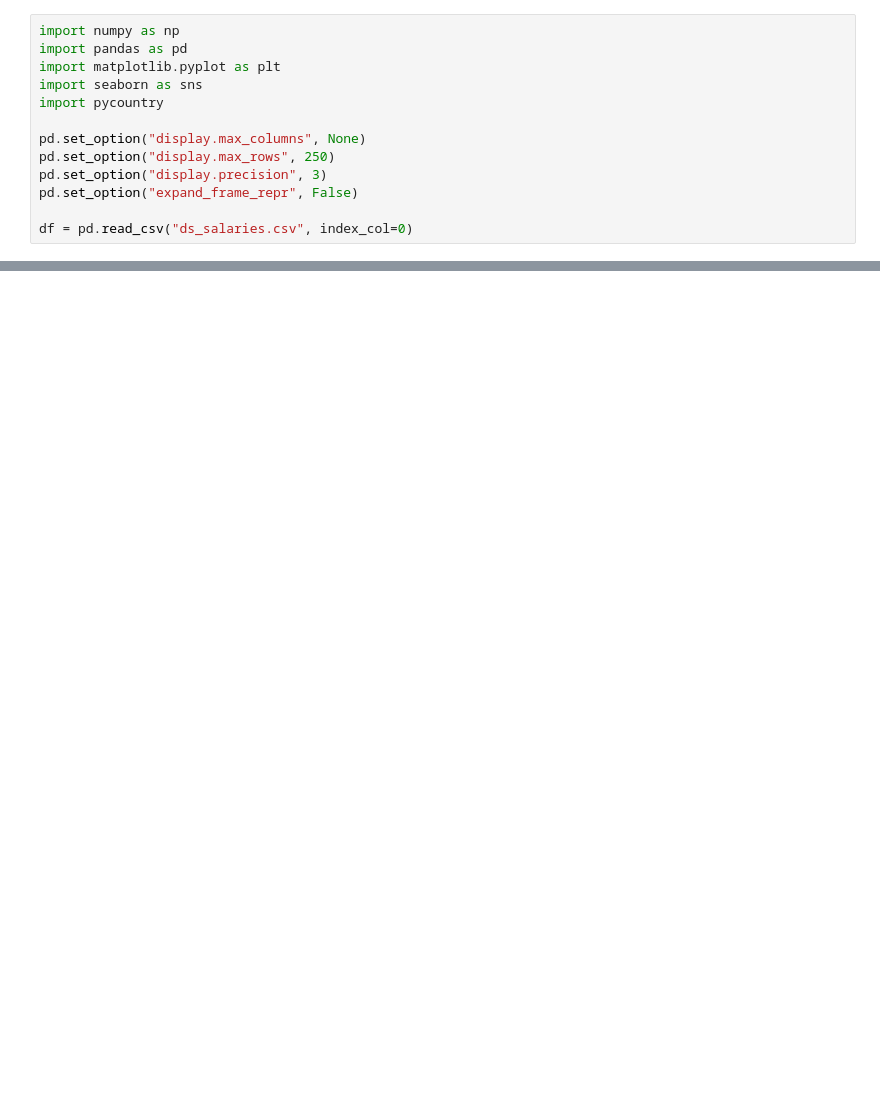
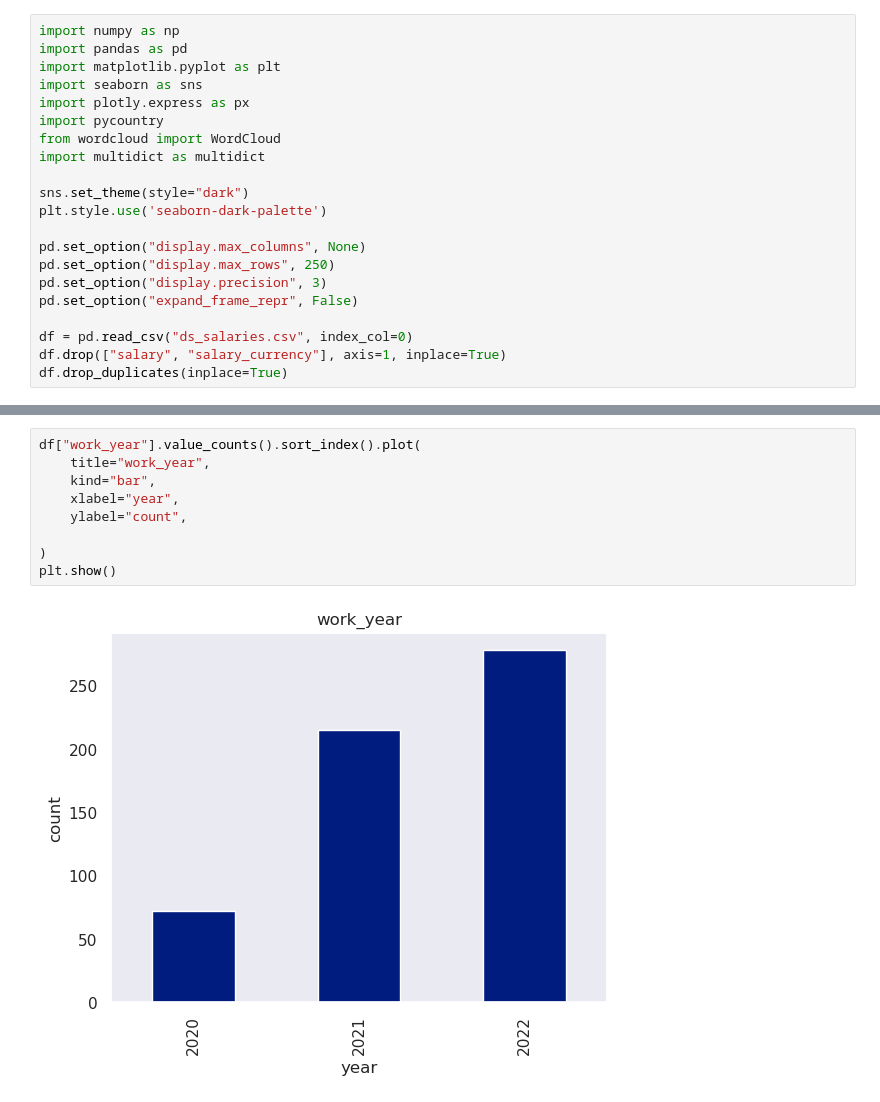
Before and after one commit to IgorTrevelin/data-science, a Jupyter notebook: Data Science Salaries/ds_salaries.ipynb, the cells around one changed output, grey strips where cells are left out. Drawn from its saved outputs; the diff is of its cells as text; blank space fills up the shorter version.

```diff
--- a/Data Science Salaries/ds_salaries.ipynb
+++ b/Data Science Salaries/ds_salaries.ipynb
@@ -5,7 +32,13 @@ import numpy as np
 import pandas as pd
 import matplotlib.pyplot as plt
 import seaborn as sns
+import plotly.express as px
 import pycountry
+from wordcloud import WordCloud
+import multidict as multidict
+
+sns.set_theme(style="dark")
+plt.style.use('seaborn-dark-palette')
 
 pd.set_option("display.max_columns", None)
 pd.set_option("display.max_rows", 250)
@@ -13,3 +46,5 @@ pd.set_option("display.precision", 3)
 pd.set_option("expand_frame_repr", False)
 
 df = pd.read_csv("ds_salaries.csv", index_col=0)
+df.drop(["salary", "salary_currency"], axis=1, inplace=True)
+df.drop_duplicates(inplace=True)
@@ -127,0 +127,11 @@ df_exp.head()
+# %%
+df["work_year"].value_counts().sort_index().plot(
+    title="work_year",
+    kind="bar",
+    xlabel="year",
+    ylabel="count",
+
+)
+plt.show()
+# %% [output]
+[figure, added]
```
Also changed, not shown: parts of 36 cells of this notebook.
